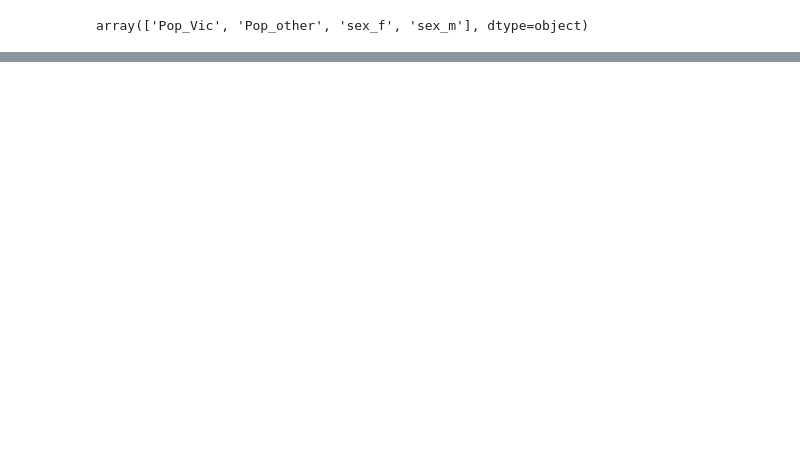
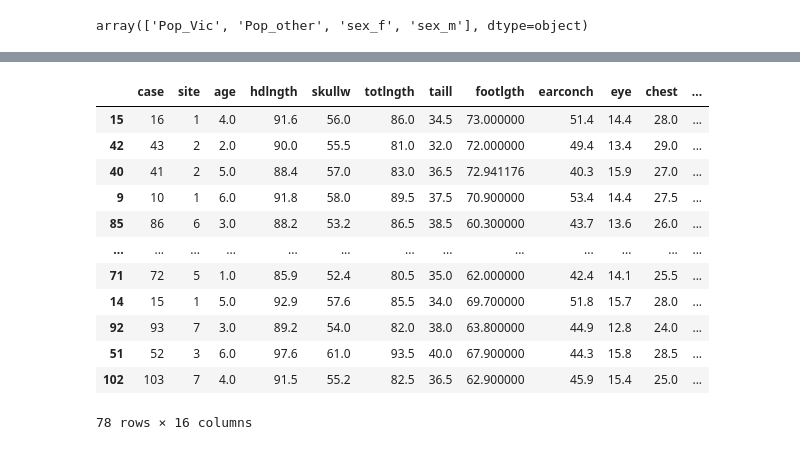
Before and after one commit to gabrielramos731/Possum-analysis, a Jupyter notebook: model_analysis.ipynb, the cells around one changed output, grey strips where cells are left out. Cells and saved outputs as stored; diff of their text form; code cells hidden in the pictures; blank space fills up the shorter version.

```diff
--- a/model_analysis.ipynb
+++ b/model_analysis.ipynb
@@ -30,6 +85,6 @@ Dados categoricos serão transformados em numéricos e aplicaremos algumas norma
 # %% [markdown]
 ## Dados categóricos
 # %%
-oh_enc = preprocessing.OneHotEncoder()
-oh_enc.fit_transform(df_train[['Pop','sex']]).toarray()
+onehot = preprocessing.OneHotEncoder()
+onehot.fit_transform(df_train[['Pop','sex']])
 # %% [output]
@@ -99,0 +113,5 @@ df_train
+# %%
+vic_pop_df = pd.DataFrame(onehot.fit_transform(df_train[['sex','Pop']]).toarray(),
+             columns=onehot.get_feature_names_out(),
+             index=df_train.index)
+vic_pop_df
@@ -99,0 +132,23 @@ df_train
+# %%
+df_train = pd.concat([df_train,
+                      vic_pop_df],
+                      axis=1)
+df_train.drop(['Pop','sex'],
+              axis='columns',
+              inplace=True)
+# %%
+df_train
+# %% [output]
+|  | case | site | age | hdlngth | skullw | totlngth | taill | footlgth | earconch | eye | chest | ... |
+| 15 | 16 | 1 | 4.0 | 91.6 | 56.0 | 86.0 | 34.5 | 73.000000 | 51.4 | 14.4 | 28.0 | ... |
+| 42 | 43 | 2 | 2.0 | 90.0 | 55.5 | 81.0 | 32.0 | 72.000000 | 49.4 | 13.4 | 29.0 | ... |
+| 40 | 41 | 2 | 5.0 | 88.4 | 57.0 | 83.0 | 36.5 | 72.941176 | 40.3 | 15.9 | 27.0 | ... |
+| 9 | 10 | 1 | 6.0 | 91.8 | 58.0 | 89.5 | 37.5 | 70.900000 | 53.4 | 14.4 | 27.5 | ... |
+| 85 | 86 | 6 | 3.0 | 88.2 | 53.2 | 86.5 | 38.5 | 60.300000 | 43.7 | 13.6 | 26.0 | ... |
+| ... | ... | ... | ... | ... | ... | ... | ... | ... | ... | ... | ... | ... |
+| 71 | 72 | 5 | 1.0 | 85.9 | 52.4 | 80.5 | 35.0 | 62.000000 | 42.4 | 14.1 | 25.5 | ... |
+| 14 | 15 | 1 | 5.0 | 92.9 | 57.6 | 85.5 | 34.0 | 69.700000 | 51.8 | 15.7 | 28.0 | ... |
+| 92 | 93 | 7 | 3.0 | 89.2 | 54.0 | 82.0 | 38.0 | 63.800000 | 44.9 | 12.8 | 24.0 | ... |
+| 51 | 52 | 3 | 6.0 | 97.6 | 61.0 | 93.5 | 40.0 | 67.900000 | 44.3 | 15.8 | 28.5 | ... |
+| 102 | 103 | 7 | 4.0 | 91.5 | 55.2 | 82.5 | 36.5 | 62.900000 | 45.9 | 15.4 | 25.0 | ... |
+78 rows × 16 columns
```
Also changed, not shown: parts of 14 cells of this notebook.
